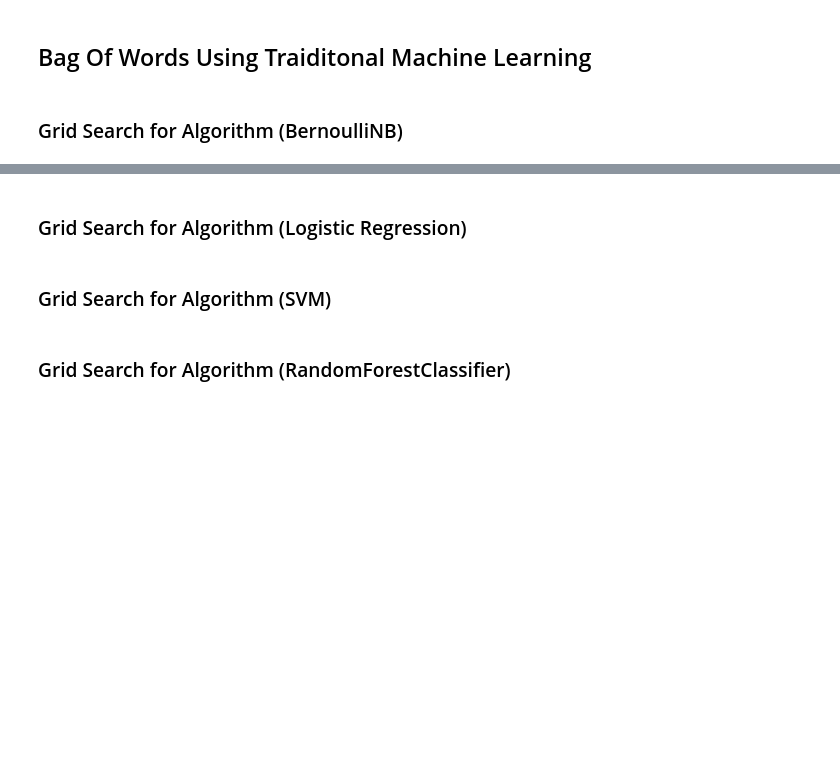
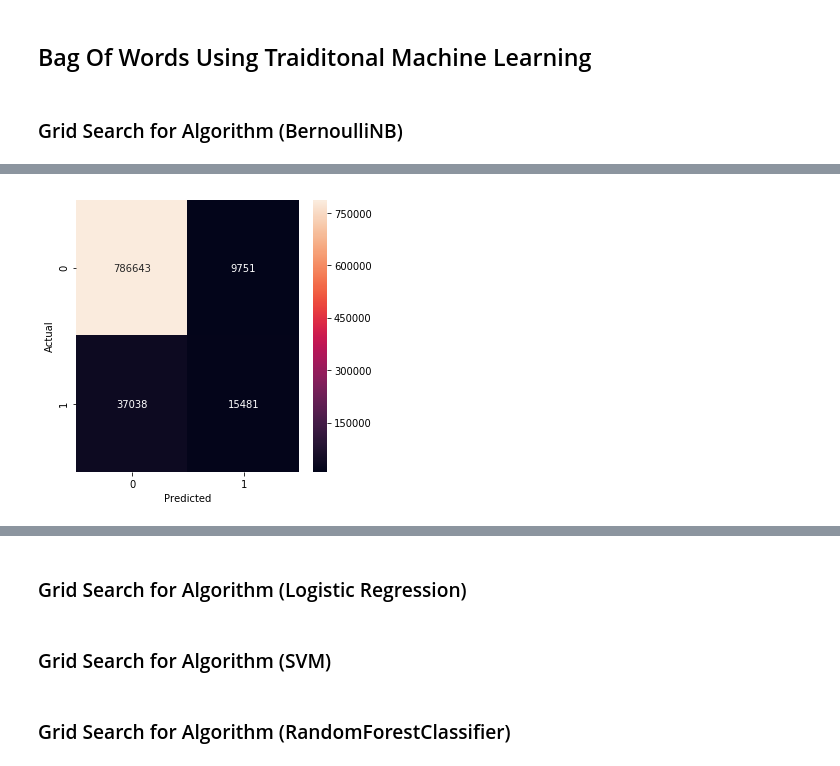
Before and after one commit to yungnien/Springboard, a Jupyter notebook: capstone/Prototype.ipynb, the cells around one changed output, grey strips where cells are left out. Cells and saved outputs as stored; diff of their text form; code cells hidden in the pictures; blank space fills up the shorter version.

```diff
--- a/capstone/Prototype.ipynb
+++ b/capstone/Prototype.ipynb
@@ -198,2 +206,4 @@ Wall time: 1min 3s
 # %% [markdown]
 ## Bag Of Words Using Traiditonal Machine Learning
+# %%
+model_compare= {} # to store different accuracy result
@@ -255,0 +216,18 @@ model_compare['decision_tree_test'] =test_report
+# %%
+%%time
+
+from sklearn.naive_bayes import MultinomialNB, BernoulliNB
+from sklearn.model_selection import train_test_split, GridSearchCV
+from sklearn.feature_extraction.text import TfidfVectorizer, CountVectorizer
+import numpy as np
+
+X_train, X_test, y_train, y_test  = train_test_split(X_lemma_train, y_lemma_train, test_size=0.30, random_state=42, stratify=y_lemma_train)
+vectorizer = CountVectorizer()
+X_train= vectorizer.fit_transform(X_train)
+X_test= vectorizer.transform(X_test)
+
+param_grid = {'alpha': np.arange(0.2, 2.5, 0.3), 'fit_prior':['True','False']}
+
+estimator = BernoulliNB()
+search = GridSearchCV(estimator, param_grid, cv=5)
+search.fit(X_train,y_train)
@@ -255,0 +237,60 @@ model_compare['decision_tree_test'] =test_report
+# %%
+import sklearn.metrics as metrics
+from sklearn.metrics import roc_auc_score
+from sklearn.metrics import confusion_matrix, classification_report, accuracy_score
+from joblib import dump
+from joblib import load
+
+# the best naive
+best= search.best_estimator_
+best.fit(X_train,y_train)
+
+target_names = ['Sincere', 'Insincere']
+print(best)
+train_predicted = best.predict(X_train)
+test_predicted = best.predict(X_test)
+train_report = classification_report(y_train,train_predicted, target_names=target_names)
+test_report = classification_report(y_test,test_predicted, target_names=target_names)
+conf_train = confusion_matrix(y_train,train_predicted)
+conf_test = confusion_matrix(y_test,test_predicted)
+
+best.fit(X_lemma_train_c,y_lemma_train)
+all_predicted = best.predict(X_lemma_hold_c)
+all_report = classification_report(y_lemma_hold, all_predicted, target_names=target_names)
+conf_all = confusion_matrix(y_lemma_hold, all_predicted)
+fig, ax = plt.subplots(figsize=(5,5))
+sns.heatmap(conf_all, annot=True, fmt='d')
+plt.ylabel('Actual')
+plt.xlabel('Predicted')
+plt.show()
+
+model_compare['BernoulliNB'] =all_report
+print(all_report)
+
+filename = 'data/naive.sav'
+dump(best, filename)
+best = load(filename)
+
+
+probs = best.predict_proba(X_lemma_hold_c)
+preds_1 = probs[:,1]
+auc_1 =  roc_auc_score(y_lemma_hold, preds_1)
+preds_0 = probs[:,0]
+auc_0 =  roc_auc_score(y_lemma_hold, preds_0)
+print("auc score: ", auc_0, auc_1)
+
+fpr, tpr, threshold = metrics.roc_curve(y_lemma_hold, preds_1)
+roc_auc = metrics.auc(fpr, tpr)
+
+
+import matplotlib.pyplot as plt
+plt.title('Receiver Operating Characteristic')
+plt.plot(fpr, tpr, 'b', label = 'AUC = %0.2f' % roc_auc)
+plt.legend(loc = 'lower right')
+plt.plot([0, 1], [0, 1],'r--')
+plt.xlim([0, 1])
+plt.ylim([0, 1])
+plt.ylabel('True Positive Rate')
+plt.xlabel('False Positive Rate')
+plt.show()
+# %% [output]
@@ -255,0 +298 @@ model_compare['decision_tree_test'] =test_report
+[figure, added]
```
Also changed, not shown: parts of 22 cells of this notebook, 2 other files.
